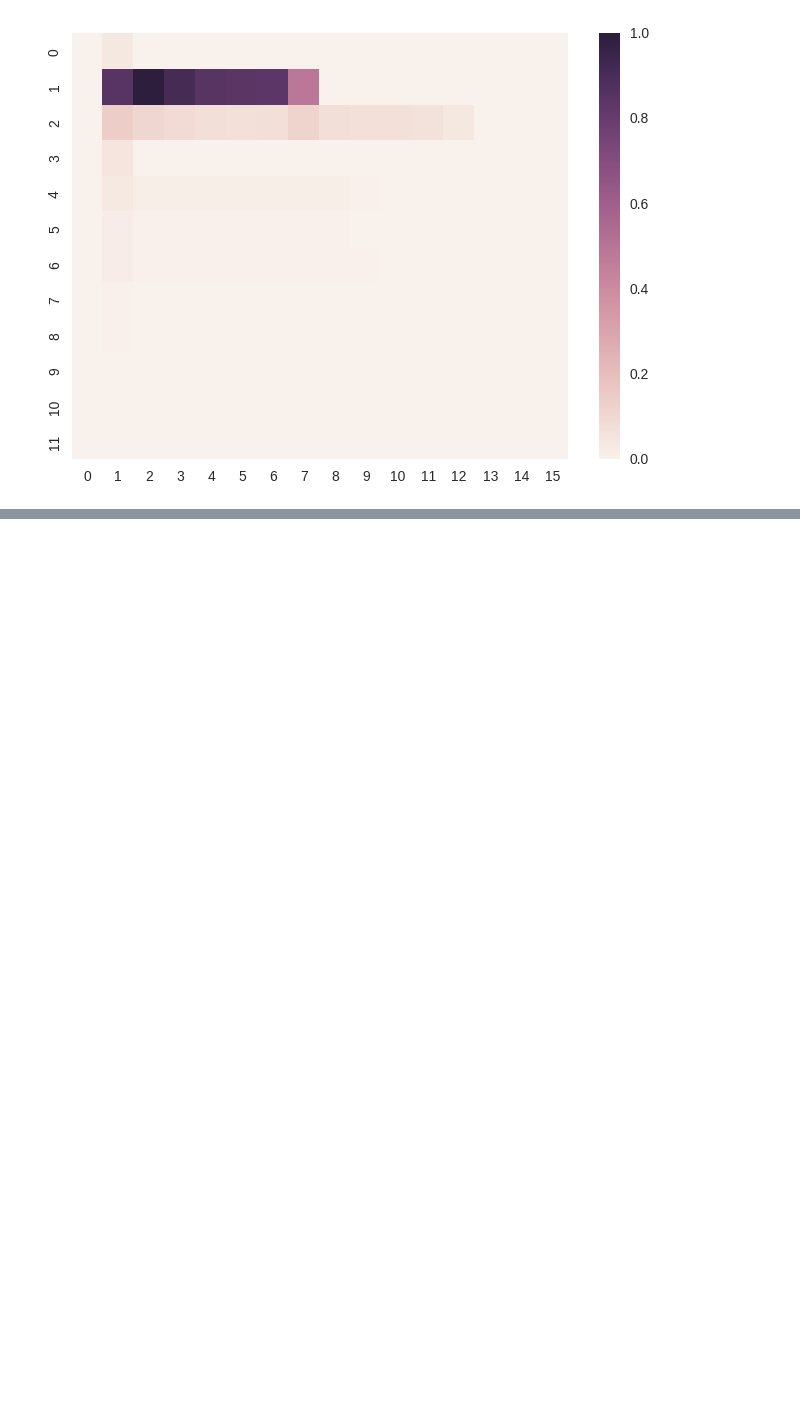
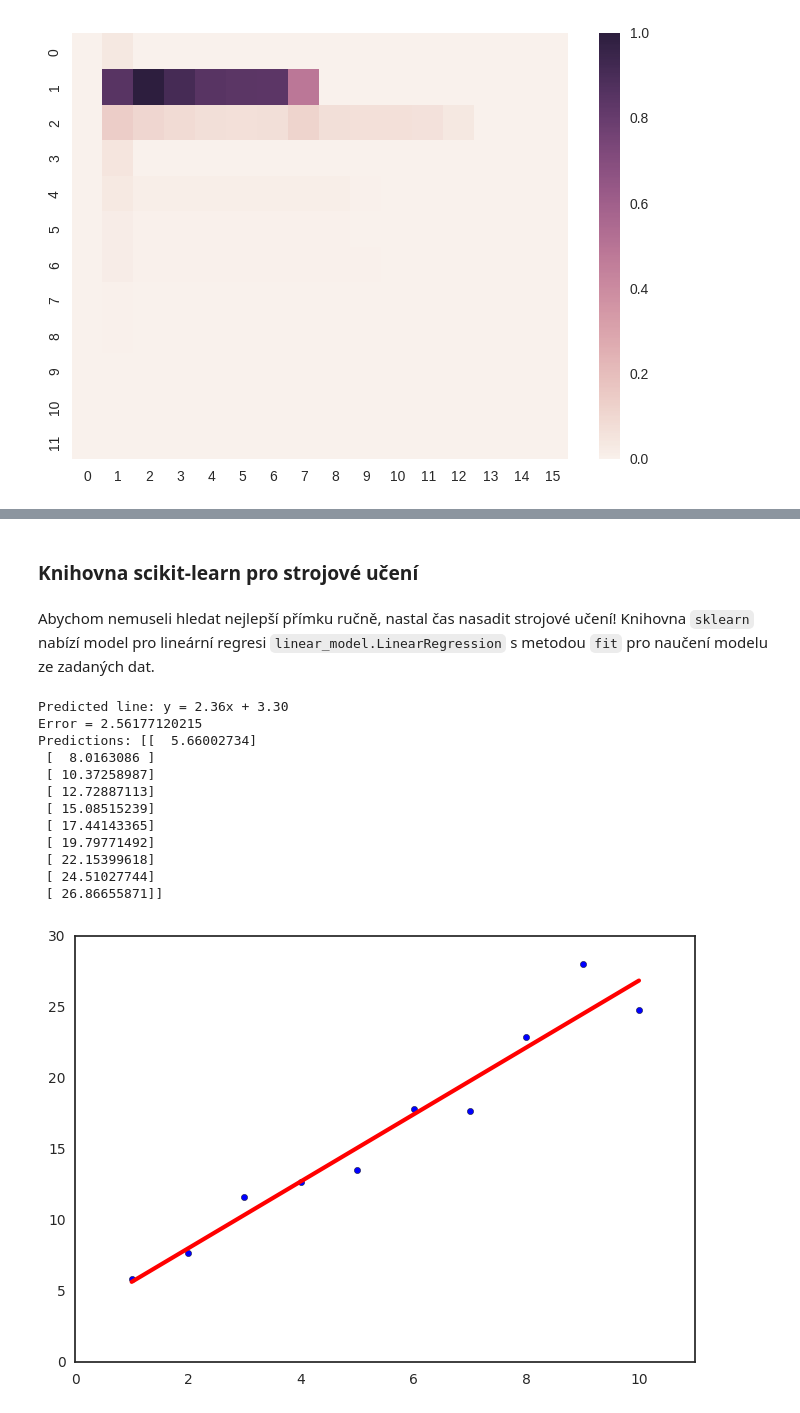
Before and after one commit to adaptive-learning/data-science-workshop, a Jupyter notebook: workshop.ipynb, the cells around one changed output, grey strips where cells are left out. Saved outputs shown, nothing was run; the diff lists cells and outputs as text; code cells hidden in the pictures; blank space fills up the shorter version.

Commit message:
Finalize machine learning section

```diff
--- a/workshop.ipynb
+++ b/workshop.ipynb
@@ -424,0 +304,34 @@ mean_squared_error(y, y_predictions)
+# %% [markdown]
+### Knihovna scikit-learn pro strojové učení
+# %% [markdown]
+Abychom nemuseli hledat nejlepší přímku ručně, nastal čas nasadit strojové učení! Knihovna `sklearn` nabízí model pro lineární regresi `linear_model.LinearRegression` s metodou `fit` pro naučení modelu ze zadaných dat.
+# %%
+# Technikalie: potrebujeme matice n x 1 misto vektoru delky n
+x = x.reshape(n, 1)
+y = y.reshape(n, 1)
+
+# Vytvorime linearni model
+model = linear_model.LinearRegression()
+# Naucime model z dat - tady je to misto, kde se deje magie (= matika)!
+model.fit(x, y)
+
+# Zobrazeni vysledku (pomoci funkce plot_line definovane vyse)
+plot_line(a=model.coef_[0][0], b=model.intercept_[0])
+
+# Ukazka predpovedi pomoci natrenovaneho modelu
+y_predictions = model.predict(x)
+print('Predictions:', y_predictions)
+# %% [output]
+Predicted line: y = 2.36x + 3.30
+Error = 2.56177120215
+Predictions: [[  5.66002734]
+ [  8.0163086 ]
+ [ 10.37258987]
+ [ 12.72887113]
+ [ 15.08515239]
+ [ 17.44143365]
+ [ 19.79771492]
+ [ 22.15399618]
+ [ 24.51027744]
+ [ 26.86655871]]
+[figure, added]
```
Also changed, not shown: parts of 41 cells of this notebook, 1 other file.
